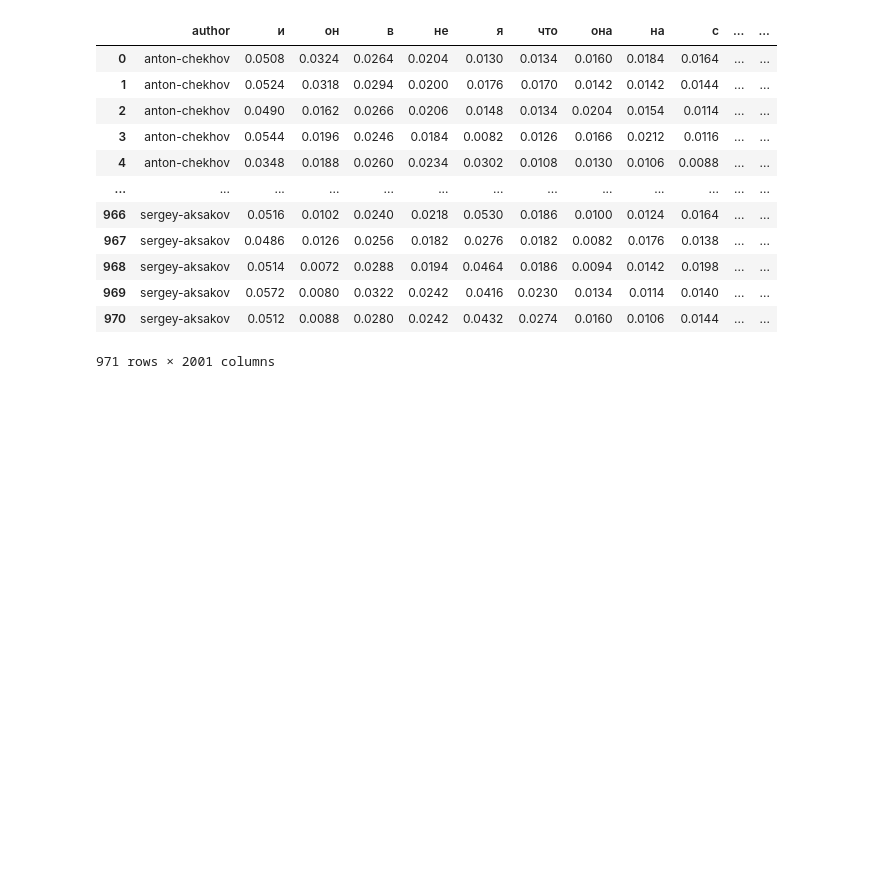
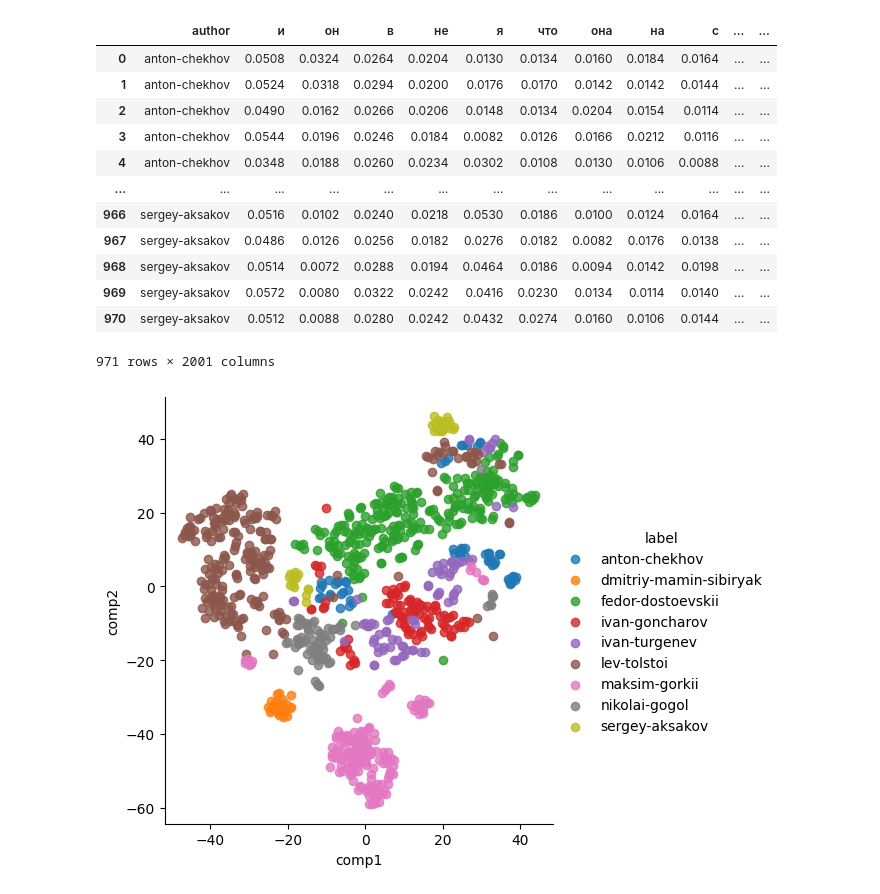
Before and after one commit to ksGrom/author_id, a Jupyter notebook: Kirill/Анализ_текстов_Слова.ipynb, the cells around one changed output. Saved outputs shown, nothing was run; the diff lists cells and outputs as text; code cells hidden in the pictures; blank space fills up the shorter version.

```diff
--- a/Kirill/Анализ_текстов_Слова.ipynb
+++ b/Kirill/Анализ_текстов_Слова.ipynb
@@ -167,3 +167,19 @@ df_npy_word_count
 | 969 | sergey-aksakov | 0.0572 | 0.0080 | 0.0322 | 0.0242 | 0.0416 | 0.0230 | 0.0134 | 0.0114 | 0.0140 | ... | ... |
 | 970 | sergey-aksakov | 0.0512 | 0.0088 | 0.0280 | 0.0242 | 0.0432 | 0.0274 | 0.0160 | 0.0106 | 0.0144 | ... | ... |
 971 rows × 2001 columns
+# %%
+from sklearn.manifold import TSNE
+
+df_npy_word_count_no_author = df_npy_word_count.copy()
+df_author_only = df_npy_word_count_no_author.pop("author")
+# %%
+tsne = TSNE(n_components=2, learning_rate=2000)
+tsne_results = tsne.fit_transform(df_npy_word_count_no_author)
+
+df_tsne = pd.DataFrame(tsne_results, columns=['comp1', 'comp2'])
+df_tsne["label"] = df_author_only
+# %%
+sns.lmplot(x="comp1", y="comp2", data=df_tsne, hue="label", fit_reg=False)
+plt.show()
+# %% [output]
+[figure, added]
```
